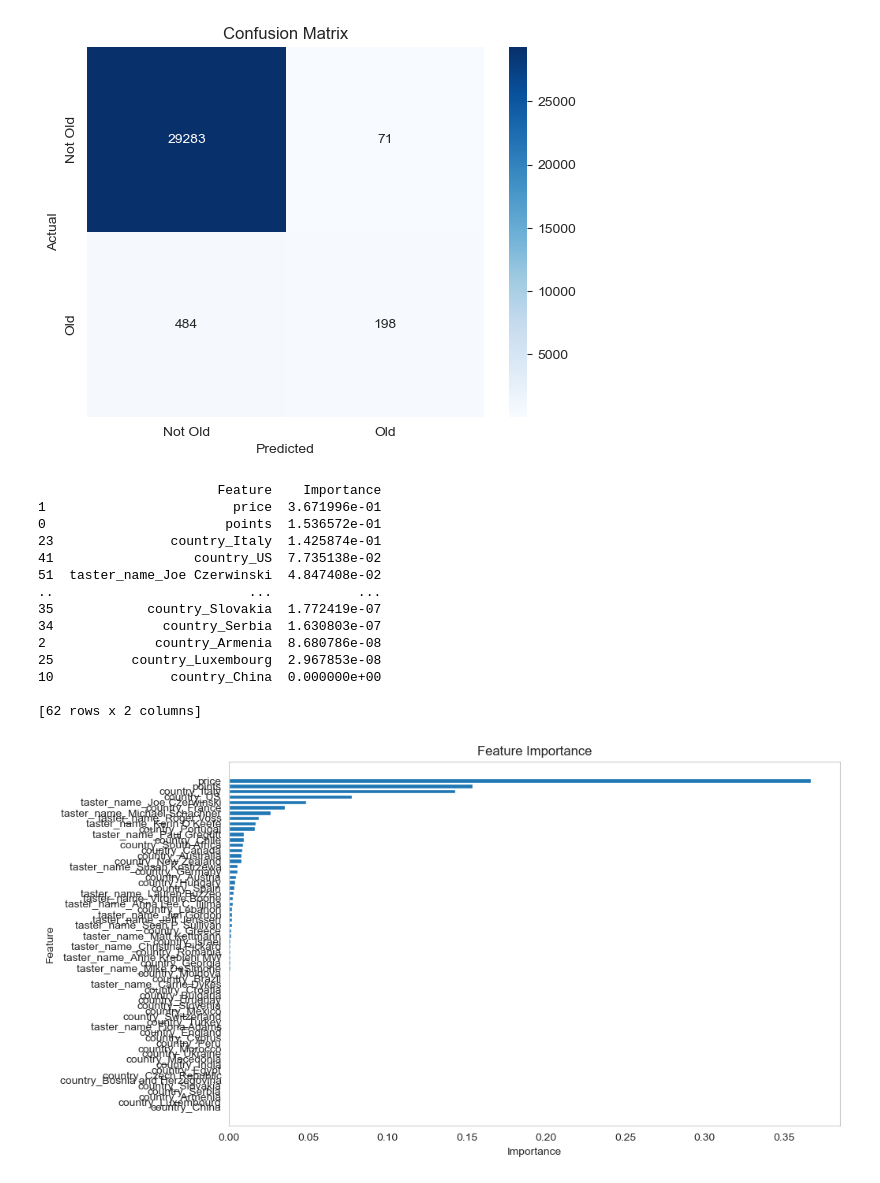
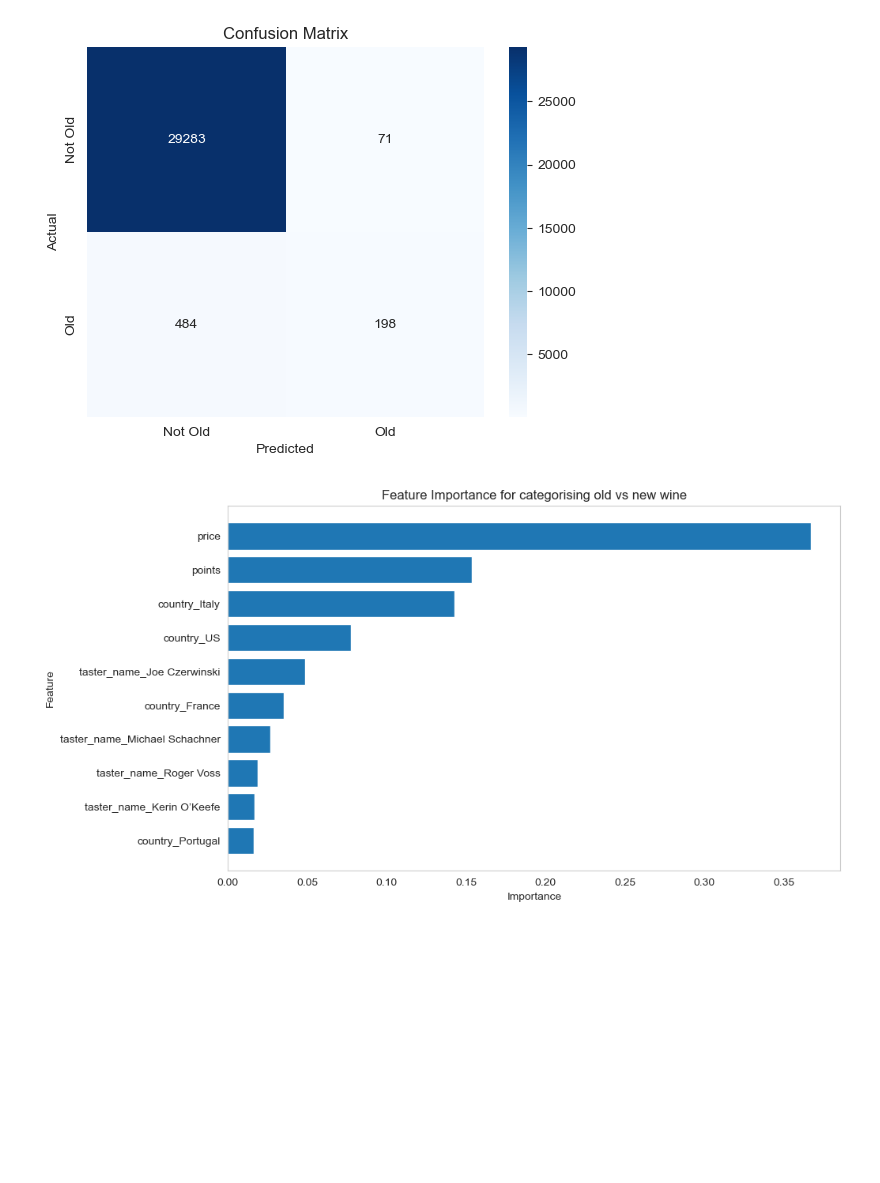
Before and after one commit to AskSalomon/Data-201, a Jupyter notebook: Sommelier.ipynb, the cells around one changed output. Drawn from its saved outputs; the diff is of its cells as text; code cells hidden in the pictures; blank space fills up the shorter version.

```diff
--- a/Sommelier.ipynb
+++ b/Sommelier.ipynb
@@ -654,32 +620,18 @@ plt.show()
 # %%
 feature_importance = pd.DataFrame({
     'Feature': X_train.columns,
     'Importance': model.feature_importances_
 }).sort_values(by='Importance', ascending=False)
 
-print(feature_importance)
 
+top_10 = feature_importance.head(10)
 # Plot feature importance
 plt.figure(figsize=(10, 6))
-plt.barh(feature_importance['Feature'], feature_importance['Importance'])
-plt.gca().invert_yaxis()  # Invert to have the most important on top
+plt.barh(top_10['Feature'], top_10['Importance'])
+plt.gca().invert_yaxis()
 plt.xlabel('Importance')
 plt.ylabel('Feature')
-plt.title('Feature Importance')
+plt.title('Feature Importance for categorising old vs new wine')
 plt.show()
 # %% [output]
-                       Feature    Importance
-1                        price  3.671996e-01
-0                       points  1.536572e-01
-23               country_Italy  1.425874e-01
-41                  country_US  7.735138e-02
-51  taster_name_Joe Czerwinski  4.847408e-02
-..                         ...           ...
-35            country_Slovakia  1.772419e-07
-34              country_Serbia  1.630803e-07
-2              country_Armenia  8.680786e-08
-25          country_Luxembourg  2.967853e-08
-10               country_China  0.000000e+00
-
-[62 rows x 2 columns]
-[figure, old version]
+[figure, new version]
```
Also changed, not shown: parts of 10 cells of this notebook.
